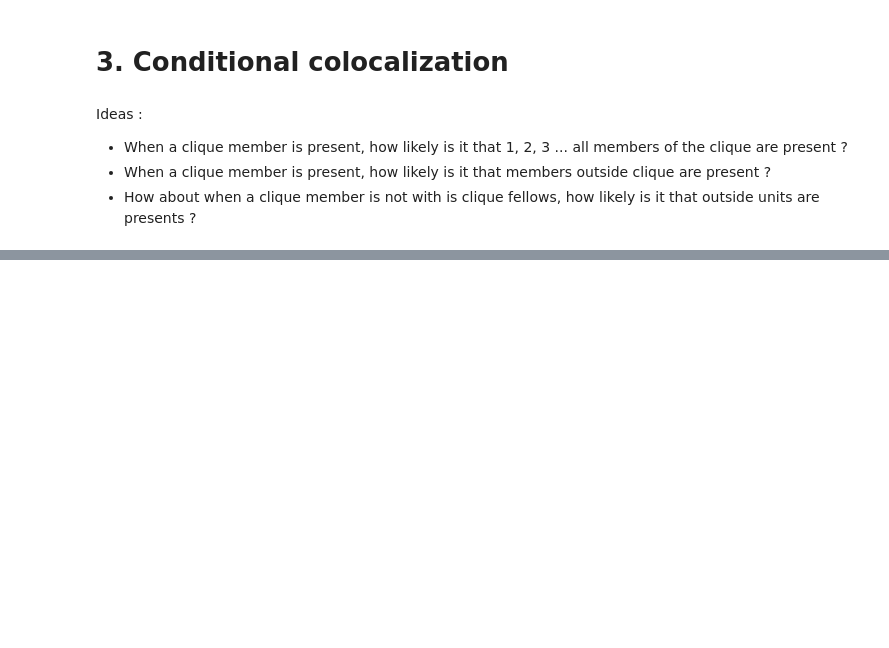
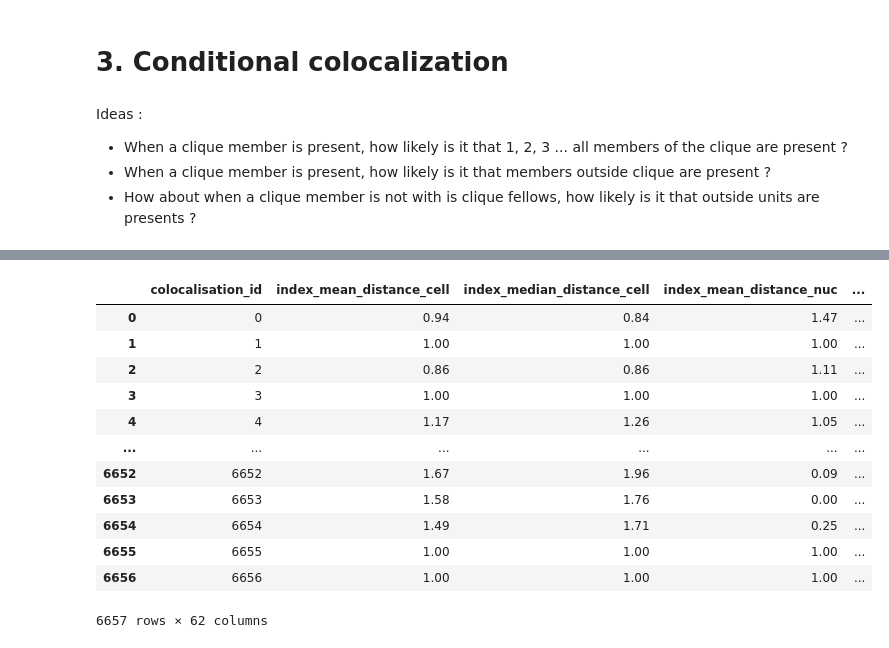
Before and after one commit to 2Echoes/Sequential_Fish, a Jupyter notebook: analysis/testing_notebooks/graphs.ipynb, the cells around one changed output, grey strips where cells are left out. Cells and saved outputs as stored; diff of their text form; code cells hidden in the pictures; blank space fills up the shorter version.

```diff
--- a/analysis/testing_notebooks/graphs.ipynb
+++ b/analysis/testing_notebooks/graphs.ipynb
@@ -624,0 +667,16 @@ Ideas :
+# %%
+Cell
+# %% [output]
+|  | colocalisation_id | index_mean_distance_cell | index_median_distance_cell | index_mean_distance_nuc | ... |
+| 0 | 0 | 0.94 | 0.84 | 1.47 | ... |
+| 1 | 1 | 1.00 | 1.00 | 1.00 | ... |
+| 2 | 2 | 0.86 | 0.86 | 1.11 | ... |
+| 3 | 3 | 1.00 | 1.00 | 1.00 | ... |
+| 4 | 4 | 1.17 | 1.26 | 1.05 | ... |
+| ... | ... | ... | ... | ... | ... |
+| 6652 | 6652 | 1.67 | 1.96 | 0.09 | ... |
+| 6653 | 6653 | 1.58 | 1.76 | 0.00 | ... |
+| 6654 | 6654 | 1.49 | 1.71 | 0.25 | ... |
+| 6655 | 6655 | 1.00 | 1.00 | 1.00 | ... |
+| 6656 | 6656 | 1.00 | 1.00 | 1.00 | ... |
+6657 rows × 62 columns
```
Also changed, not shown: parts of 13 cells of this notebook, 2 other files.
